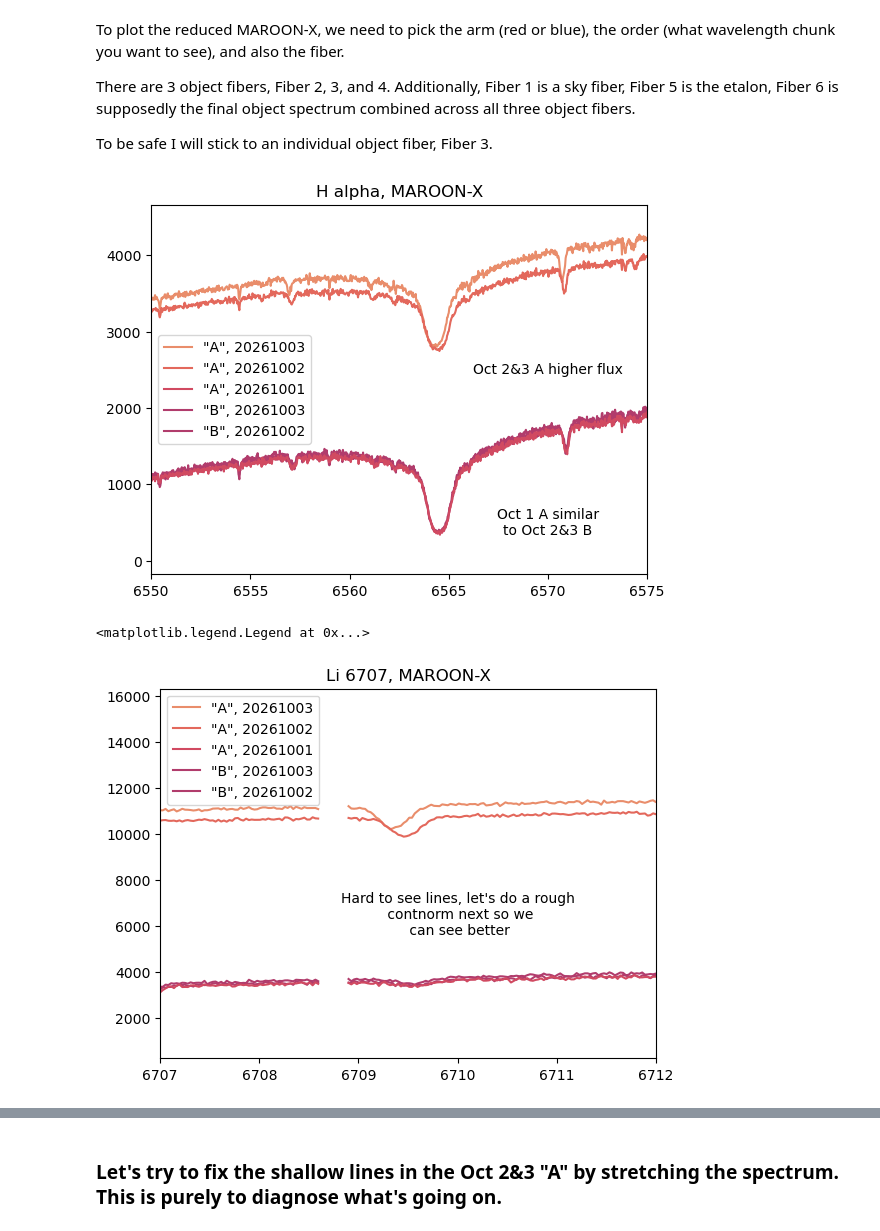
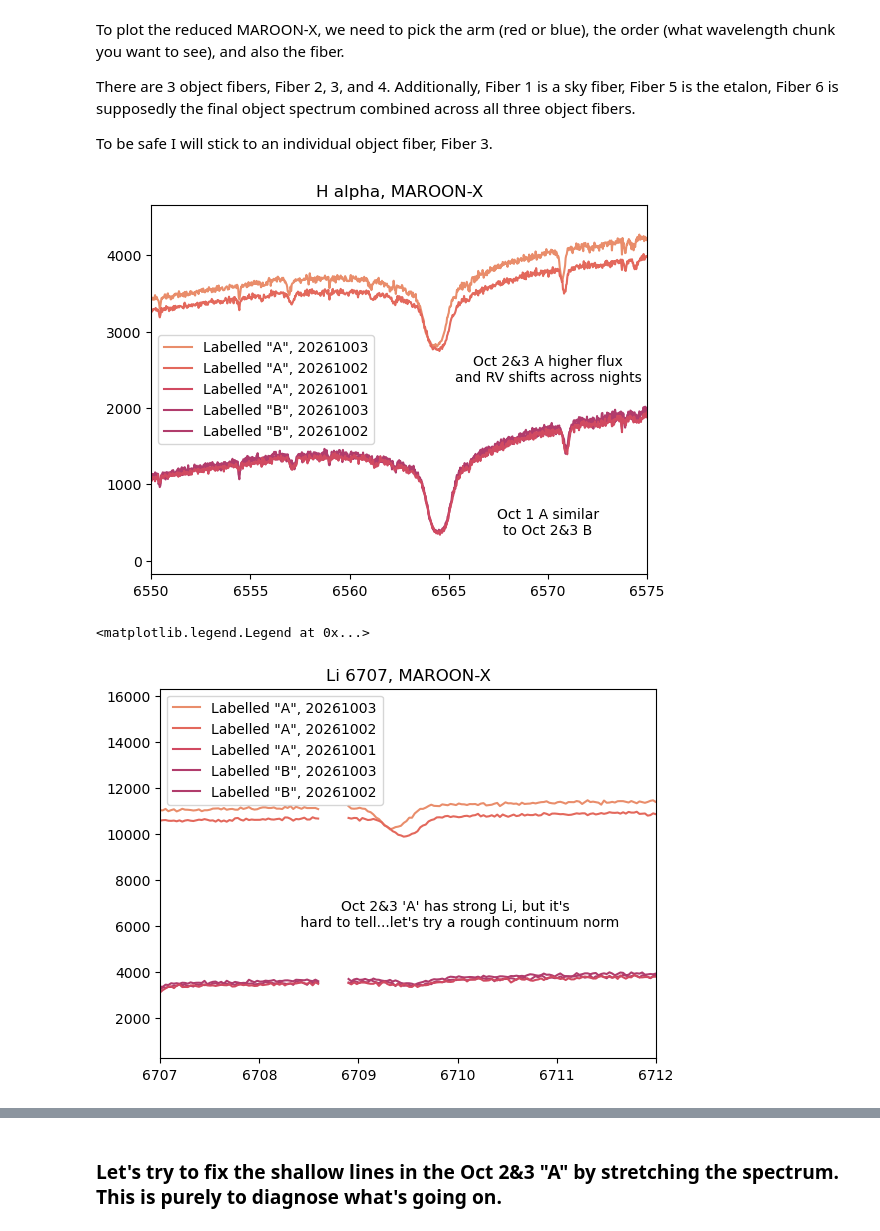
Before and after one commit to catherine-manea/WB74, a Jupyter notebook: reinvestigation.ipynb, the cells around one changed output, grey strips where cells are left out. Drawn from its saved outputs; the diff is of its cells as text; code cells hidden in the pictures.

```diff
--- a/reinvestigation.ipynb
+++ b/reinvestigation.ipynb
@@ -110,7 +113,7 @@ for j, filename in enumerate(WB74_a_MAROONX_spectra):
     with fits.open(filename) as hdu:
         fluxes = np.asarray(hdu[("BOX_REDUCED_FIBER_3", extver)].data,dtype=float)[order]
         waves = np.asarray(hdu[("WLS_SIMULTANEOUS_FIBER_3", extver)].data,dtype=float)[order]*10
-        plt.plot(waves, fluxes, label=f'"A", {date}', c=palette[j])
+        plt.plot(waves, fluxes, label=f'Labelled "A", {date}', c=palette[j])
 
 
 
@@ -119,50 +122,50 @@ for filename in WB74_b_MAROONX_spectra:
     with fits.open(filename) as hdu:
         fluxes = np.asarray(hdu[("BOX_REDUCED_FIBER_3", extver)].data,dtype=float)[order]
         waves = np.asarray(hdu[("WLS_SIMULTANEOUS_FIBER_3", extver)].data,dtype=float)[order]*10
-        plt.plot(waves, fluxes, c=palette[3], label=f'"B", {date}', zorder=0)
+        plt.plot(waves, fluxes, c=palette[3], label=f'Labelled "B", {date}', zorder=0)
 
 plt.xlim(6550, 6575)
 
 plt.text(6570, 500, 'Oct 1 A similar\nto Oct 2&3 B', va='center',ha='center')
-plt.text(6570, 2500, 'Oct 2&3 A higher flux', va='center',ha='center')
+plt.text(6570, 2500, 'Oct 2&3 A higher flux\nand RV shifts across nights', va='center',ha='center')
 plt.title('H alpha, MAROON-X')
 plt.legend()
 
 plt.show()
 
 #----Lithium
 arm = "RED"    # BLUE OR RED
 order =  24  #RED order 24 has Li, BLUE order 2 has Halpha
 
 if arm == "BLUE":
     extver = 1
 elif arm == "RED":
     extver = 2
 
 for j, filename in enumerate(WB74_a_MAROONX_spectra):
     date = filename.split('/')[-1].split('_')[0].split('M')[0].strip('N')
     with fits.open(filename) as hdu:
         fluxes = np.asarray(hdu[("BOX_REDUCED_FIBER_3", extver)].data,dtype=float)[order]
         waves = np.asarray(hdu[("WLS_SIMULTANEOUS_FIBER_3", extver)].data,dtype=float)[order]*10
-        plt.plot(waves, fluxes, label=f'"A", {date}', c=palette[j])
+        plt.plot(waves, fluxes, label=f'Labelled "A", {date}', c=palette[j])
 
 for filename in WB74_b_MAROONX_spectra:
     date = filename.split('/')[-1].split('_')[0].split('M')[0].strip('N')
     with fits.open(filename) as hdu:
         fluxes = np.asarray(hdu[("BOX_REDUCED_FIBER_3", extver)].data,dtype=float)[order]
         waves = np.asarray(hdu[("WLS_SIMULTANEOUS_FIBER_3", extver)].data,dtype=float)[order]*10
-        plt.plot(waves, fluxes, c=palette[3], label=f'"B", {date}', zorder=0)
+        plt.plot(waves, fluxes, c=palette[3], label=f'Labelled "B", {date}', zorder=0)
 
 plt.xlim(6707, 6712)
 
-plt.text(6710, 6500, "Hard to see lines, let's do a rough\n contnorm next so we\n can see better", va='center',ha='center')
+plt.text(6710, 6500, "Oct 2&3 'A' has strong Li, but it's \n hard to tell...let's try a rough continuum norm", va='center',ha='center')
 # plt.text(6570, 2500, 'Oct 2&3 A Halpha\n very shallow..', va='center',ha='center')
 plt.title('Li 6707, MAROON-X')
 plt.legend()
 # %% [output]
-[figure, old version]
+[figure, new version]
 <matplotlib.legend.Legend at 0x...>
-[figure, old version]
+[figure, new version]
 # %%
 def line_contnorm(wave, flux, w1, w2):
     """
```
Also changed, not shown: parts of 7 cells of this notebook.
